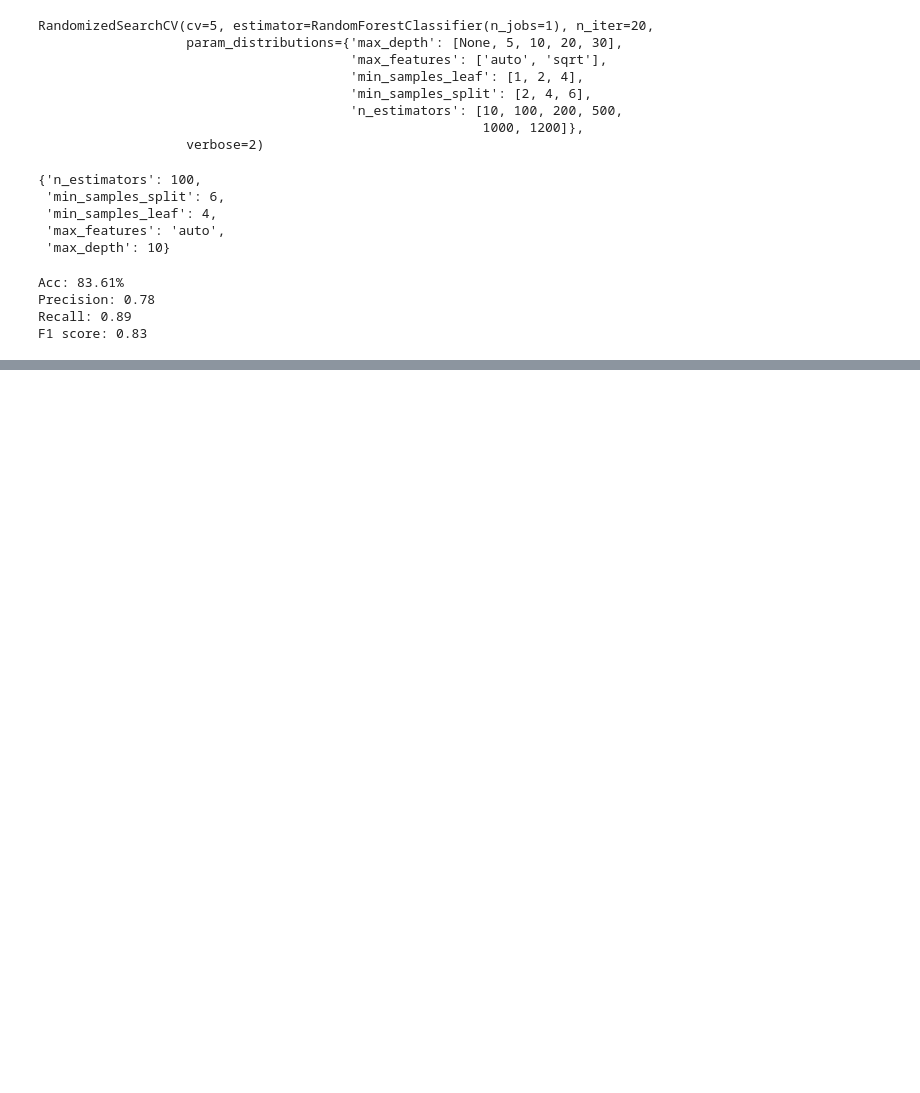
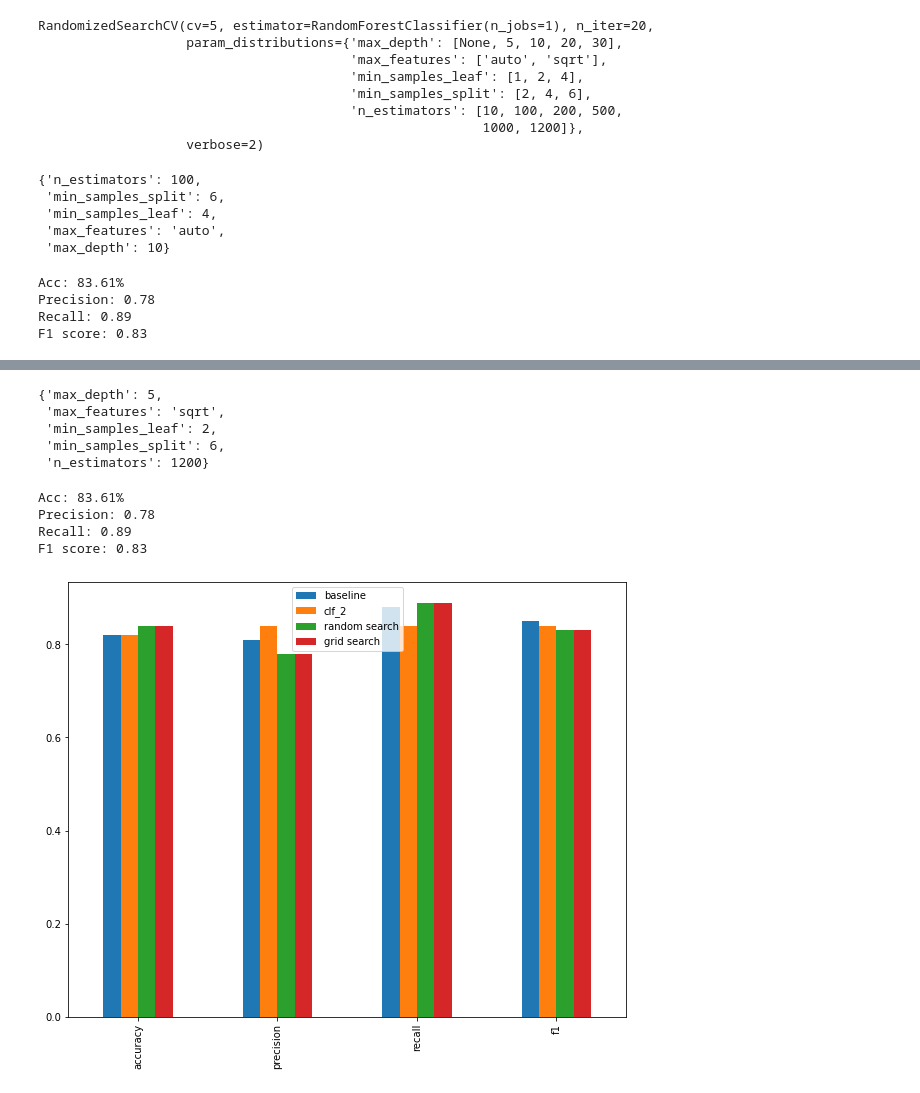
Before and after one commit to BensonFeng/scikit-notebook, a Jupyter notebook: notebook/intro-scikit-learn.ipynb, the cells around one changed output, grey strips where cells are left out. Cells and saved outputs as stored; diff of their text form; code cells hidden in the pictures; blank space fills up the shorter version.

Commit message:
tune hyperparameters GridSearchCv

```diff
--- a/notebook/intro-scikit-learn.ipynb
+++ b/notebook/intro-scikit-learn.ipynb
@@ -1426,0 +1437,30 @@ F1 score: 0.83
+# %%
+# Another hyperparameter grid similar to rs_clf.best_params_
+grid_2 = {'n_estimators': [1200, 1500, 2000],
+          'max_depth': [None, 5, 10],
+          'max_features': ['auto', 'sqrt'],
+          'min_samples_split': [4, 6],
+          'min_samples_leaf': [1, 2]}
+# %%
+from sklearn.model_selection import GridSearchCV, train_test_split
+
+np.random.seed(42)
+
+# Split into X & y
+X = heart_disease.drop("target", axis=1)
+y = heart_disease["target"]
+
+# Split into train and test sets
+X_train, X_test, y_train, y_test = train_test_split(X, y, test_size=0.2)
+
+# Set n_jobs to -1 to use all cores (NOTE: n_jobs=-1 is broken as of 8 Dec 2019, using n_jobs=1 works)
+clf = RandomForestClassifier(n_jobs=1)
+
+# Setup GridSearchCV
+gs_clf = GridSearchCV(estimator=clf,
+                      param_grid=grid_2,
+                      cv=5, # 5-fold cross-validation
+                      verbose=2) # print out progress
+
+# Fit the RandomizedSearchCV version of clf
+gs_clf.fit(X_train, y_train);
@@ -1426,0 +1485,28 @@ F1 score: 0.83
+# %%
+# Check the best hyperparameters found with GridSearchCV
+gs_clf.best_params_
+# %% [output]
+{'max_depth': 5,
+ 'max_features': 'sqrt',
+ 'min_samples_leaf': 2,
+ 'min_samples_split': 6,
+ 'n_estimators': 1200}
+# %%
+# Max predictions with the GridSearchCV classifier
+gs_y_preds = gs_clf.predict(X_test)
+
+# Evaluate the predictions
+gs_metrics = evaluate_preds(y_test, gs_y_preds)
+# %% [output]
+Acc: 83.61%
+Precision: 0.78
+Recall: 0.89
+F1 score: 0.83
+# %%
+compare_metrics = pd.DataFrame({"baseline": baseline_metrics,
+                                "clf_2": clf_2_metrics,
+                                "random search": rs_metrics,
+                                "grid search": gs_metrics})
+compare_metrics.plot.bar(figsize=(10, 8));
+# %% [output]
+[figure, added]
```
Also changed, not shown: parts of 3 cells of this notebook.
